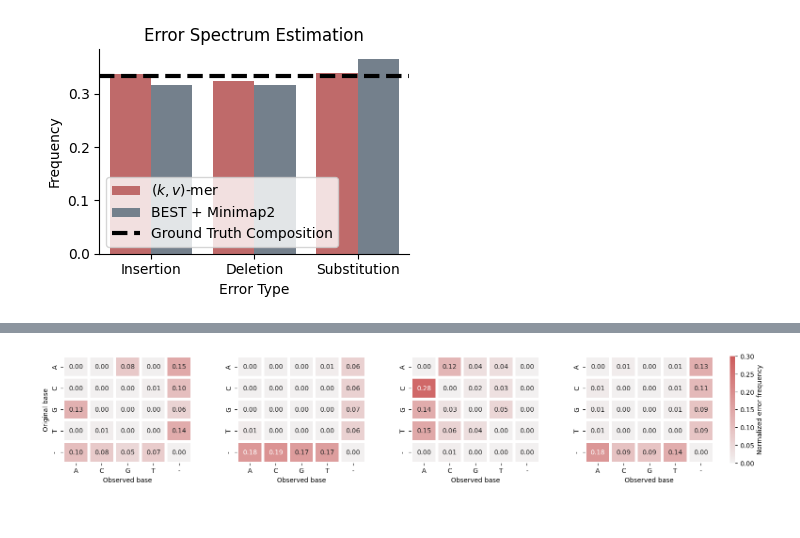
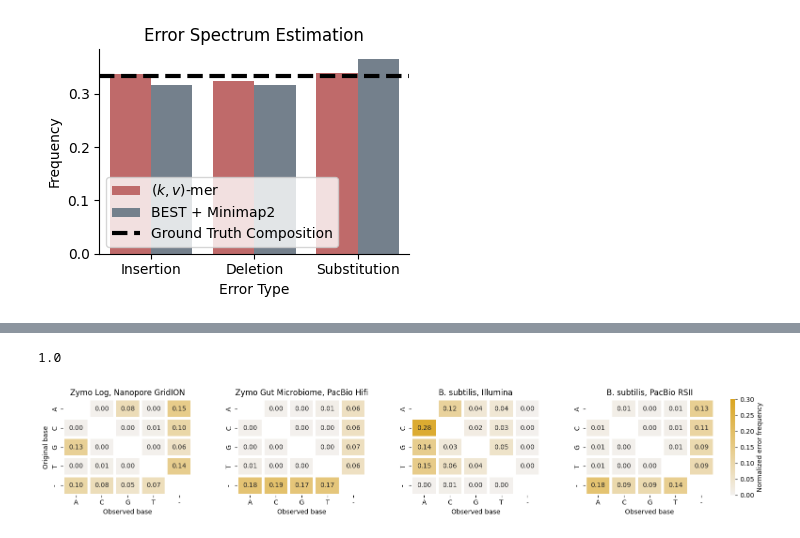
Before and after one commit to GZHoffie/skiver-test, a Jupyter notebook: experiments/error_spectrum/plot_results.ipynb, the cells around one changed output, grey strips where cells are left out. Drawn from its saved outputs; the diff is of its cells as text; code cells hidden in the pictures.

```diff
--- a/experiments/error_spectrum/plot_results.ipynb
+++ b/experiments/error_spectrum/plot_results.ipynb
@@ -126,3 +274,7 @@ plt.savefig("../../figures/simulated_data_error_type_spectrum.pdf")
+# %%
+spectrum_matrix.sum()
+# %% [output]
+1.0
 # %%
 import matplotlib as mpl
 
@@ -142,7 +294,7 @@ labels = [
 
 vmin = 0
 vmax = 0.3
-cmap = sns.light_palette("indianred", as_cmap=True)
+cmap = sns.light_palette("goldenrod", as_cmap=True)
 
 cols = ["A", "C", "G", "T", "-"]
 bases = ["A", "C", "G", "T"]
@@ -167,34 +319,35 @@ for i in range(len(kvmer_spectra)):
 
     # Plot the headmap
     ax = axes[i]
+    mask_matrix = np.eye(5, dtype=bool)
     sns.heatmap(spectrum_matrix, annot=True, fmt=".2f",
                 xticklabels=cols, yticklabels=cols,
                 vmin=0, vmax=0.3,
-                cbar=False,
+                cbar=False, mask=mask_matrix,
                 linewidths=3, linecolor='white',
                 cmap=cmap, ax=ax)
-    #ax.set_title(labels[i])
+    ax.set_title(labels[i])
     if i == 0:
         ax.set_ylabel("Original base")
     ax.set_xlabel("Observed base")
 plt.tight_layout()
 
 
 norm = mpl.colors.Normalize(vmin=vmin, vmax=vmax)
 sm = mpl.cm.ScalarMappable(norm=norm, cmap=cmap)
 sm.set_array([])
 
 cbar = fig.colorbar(
     sm,
     ax=axes,
     orientation="vertical",
     fraction=0.04,   # width of colorbar
     pad=0.02         # gap between plots and colorbar
 )
 cbar.set_label("Normalized error frequency")
 cbar.outline.set_visible(False)
 #cbar.set_label("Normalized mutation frequency")# Adjust layout to make space for the color bar
 plt.subplots_adjust(wspace=0.35, right=0.93)
-plt.savefig("../../figures/real_data_sbs_spectra.svg")
+plt.savefig("../../figures/real_data_sbs_spectra_ref.pdf")
 # %% [output]
-[figure, old version]
+[figure, new version]
```
Also changed, not shown: parts of 4 cells of this notebook, 23 other files.
